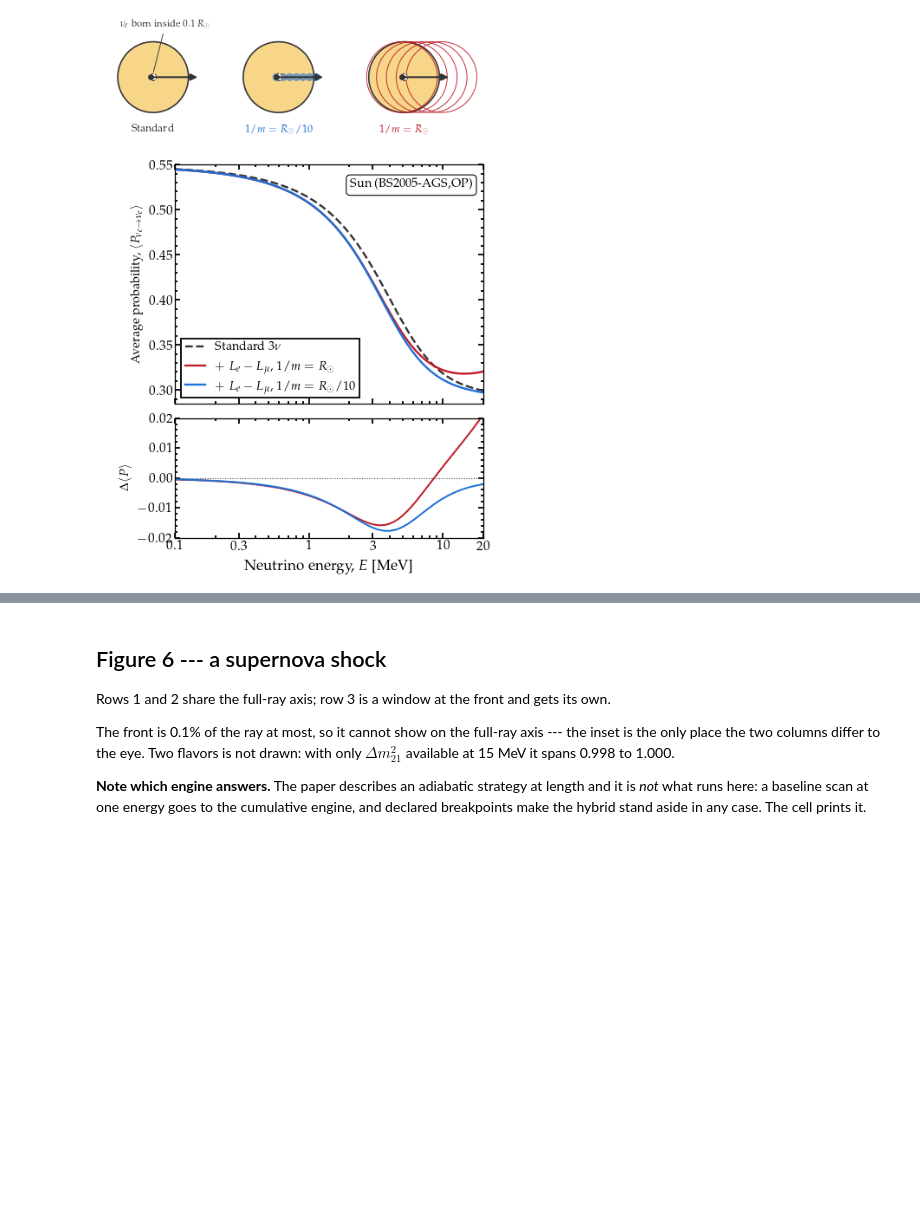
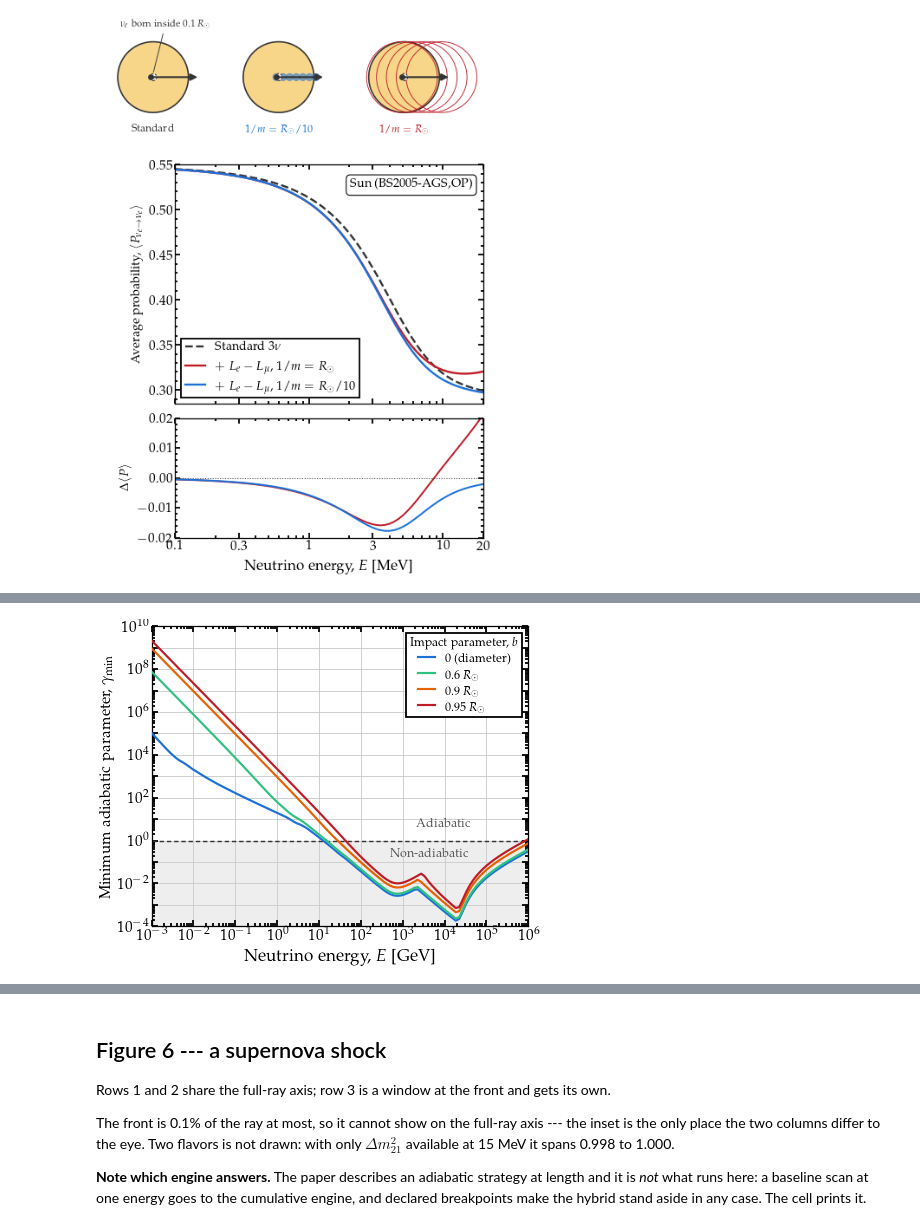
Before and after one commit to mbustama/Magnus, a Jupyter notebook: notebooks/28_magnus_paper_figures.ipynb, the cells around one changed output, grey strips where cells are left out. Drawn from its saved outputs; the diff is of its cells as text; code cells hidden in the pictures; blank space fills up the shorter version.

```diff
--- a/notebooks/28_magnus_paper_figures.ipynb
+++ b/notebooks/28_magnus_paper_figures.ipynb
@@ -2971,0 +2983,88 @@ L_e - L_mu, 1/m = 0.1 R_sun: V_new/V_CC = 0.100 at the center, 0.3799 at 0.5 R_s
+# %%
+# ------------------------------------- adiabaticity along a solar chord
+# The chord at impact parameter b, and the worst adiabaticity anywhere on it.
+SOLAR_R = gd.SUN_RADIUS*gd.UNIT_KM
+SOLAR_H_EI = hamiltonians.hamiltonian_3nu_vacuum_energy_independent(
+    OSC['s12'], OSC['s23'], OSC['s13'], OSC['dCP'], OSC['D21'], OSC['D31'])
+SOLAR_E = np.logspace(-3, 6, 110)          # GeV
+SOLAR_B = [(0.0, BLUE, r'$0$ (diameter)'), (0.6, GREEN, r'$0.6\,R_\odot$'),
+           (0.9, ORANGE, r'$0.9\,R_\odot$'), (0.95, RED, r'$0.95\,R_\odot$')]
+
+
+def solar_chord_ne(br):
+    """Electron density along the chord at impact parameter br = b/R_sun."""
+    b = br*SOLAR_R
+    hl = np.sqrt(max(SOLAR_R**2 - b**2, 0.0))
+
+    def ne_b(l):
+        return ne_sun(np.sqrt((np.asarray(l, dtype=float) - hl)**2 + b**2))
+
+    return ne_b, hl
+
+
+def gamma_min(energy, br, npts=20000):
+    """Worst gamma over position and over the three level pairs."""
+    ne_b, hl = solar_chord_ne(br)
+    l = np.linspace(0.0, 2*hl, npts)
+    vcc = PER_NE*ne_b(l)
+    H = np.broadcast_to(SOLAR_H_EI/energy, (npts, 3, 3)).copy()
+    H[:, 0, 0] += vcc
+    w, v = np.linalg.eigh(H)
+    dH = np.zeros((npts, 3, 3), dtype=complex)
+    dH[:, 0, 0] = np.gradient(vcc, l)
+    M = np.einsum('nai,nab,nbj->nij', v.conj(), dH, v)
+    g = np.full(npts, np.inf)
+    for i in range(3):
+        for j in range(i+1, 3):
+            gap = np.abs(w[:, i] - w[:, j])
+            coup = np.abs(M[:, i, j])
+            # np.where would still divide everywhere, so guard the division itself:
+            # a vanishing coupling means no mixing to break, i.e. perfectly adiabatic.
+            gij = np.full(npts, np.inf)
+            np.divide(gap**2, 2.0*coup, out=gij, where=coup > 0.0)
+            g = np.minimum(g, gij)
+    return float(g.min())
+
+
+def solar_gamma_curve(br):
+    """gamma_min against energy, for one impact parameter.  Cached: 110 energies,
+    each one an eigendecomposition at 20 000 points along the chord."""
+    def run():
+        return [gamma_min(e*gd.UNIT_GEV, br) for e in SOLAR_E]
+    key = ('solar_gamma', float(br), [float(x) for x in SOLAR_E],
+           sorted(OSC.items()), float(SOLAR_R))
+    tag = 'solar_gamma_b%s' % ('%g' % br).replace('.', 'p')
+    return np.asarray(cached(tag, key, run, what='one adiabaticity curve'))
+
+
+GAMMA = {br: solar_gamma_curve(br) for br, _, _ in SOLAR_B}
+
+fig, ax = plt.subplots(figsize=(COL, 2.75))
+# Grey, not red: the red curve is an impact parameter, the shading is a regime.
+ax.axhspan(1e-5, 1.0, color='0.5', alpha=0.13, lw=0, zorder=0)
+for br, color, label in SOLAR_B:
+    ax.loglog(SOLAR_E, GAMMA[br], color=color, lw=1.2, zorder=3, label=label)
+ax.axhline(1.0, color=INK, lw=0.8, ls=(0, (3, 2)), zorder=2)
+ax.set_xlim(SOLAR_E[0], SOLAR_E[-1]); ax.set_ylim(1e-4, 1e10)
+ax.set_yticks([10.0**k for k in range(-4, 11)])
+ax.set_yticklabels([(r'$10^{%d}$' % k) if k % 2 == 0 else '' for k in range(-4, 11)])
+ax.set_xticks([10.0**k for k in range(-3, 7)])
+ax.xaxis.set_minor_locator(mpl.ticker.LogLocator(base=10.0, subs=tuple(np.arange(2, 10)*0.1),
+                                                 numticks=100))
+ax.yaxis.set_minor_locator(mpl.ticker.LogLocator(base=10.0, subs=tuple(np.arange(2, 10)*0.1),
+                                                 numticks=100))
+ax.set_xlabel(r'Neutrino energy, $E$ [GeV]', labelpad=2.0)
+ax.set_ylabel(r'Minimum adiabatic parameter, $\gamma_{\rm min}$', labelpad=2.0, fontsize=8.5)
+ax.text(4.0e4, 4.0e0, 'Adiabatic', fontsize=7.0, color='0.35', ha='right')
+ax.text(4.0e4, 1.6e-1, 'Non-adiabatic', fontsize=7.0, color='0.35', ha='right')
+ax.grid(True, which='major', color=GRID, lw=0.5); ax.set_axisbelow(True)
+leg = ax.legend(loc='upper right', fontsize=6.8, handlelength=1.4, borderpad=0.35,
+                labelspacing=0.3, title=r'Impact parameter, $b$', title_fontsize=6.8)
+leg.get_frame().set_edgecolor('black')
+fig.tight_layout(pad=0.4)
+for br, _, _ in SOLAR_B:
+    below = SOLAR_E[GAMMA[br] < 1.0]
+    print('  b = %.2f R_sun: crosses gamma = 1 at %s GeV'
+          % (br, ('%.3g' % below.min()) if len(below) else 'never'))
+save(fig, 'solar_adiabaticity.pdf')
+# %% [output]
@@ -2971,0 +3080 @@ L_e - L_mu, 1/m = 0.1 R_sun: V_new/V_CC = 0.100 at the center, 0.3799 at 0.5 R_s
+[figure, added]
```
Also changed, not shown: parts of 8 cells of this notebook, 4 other files.
